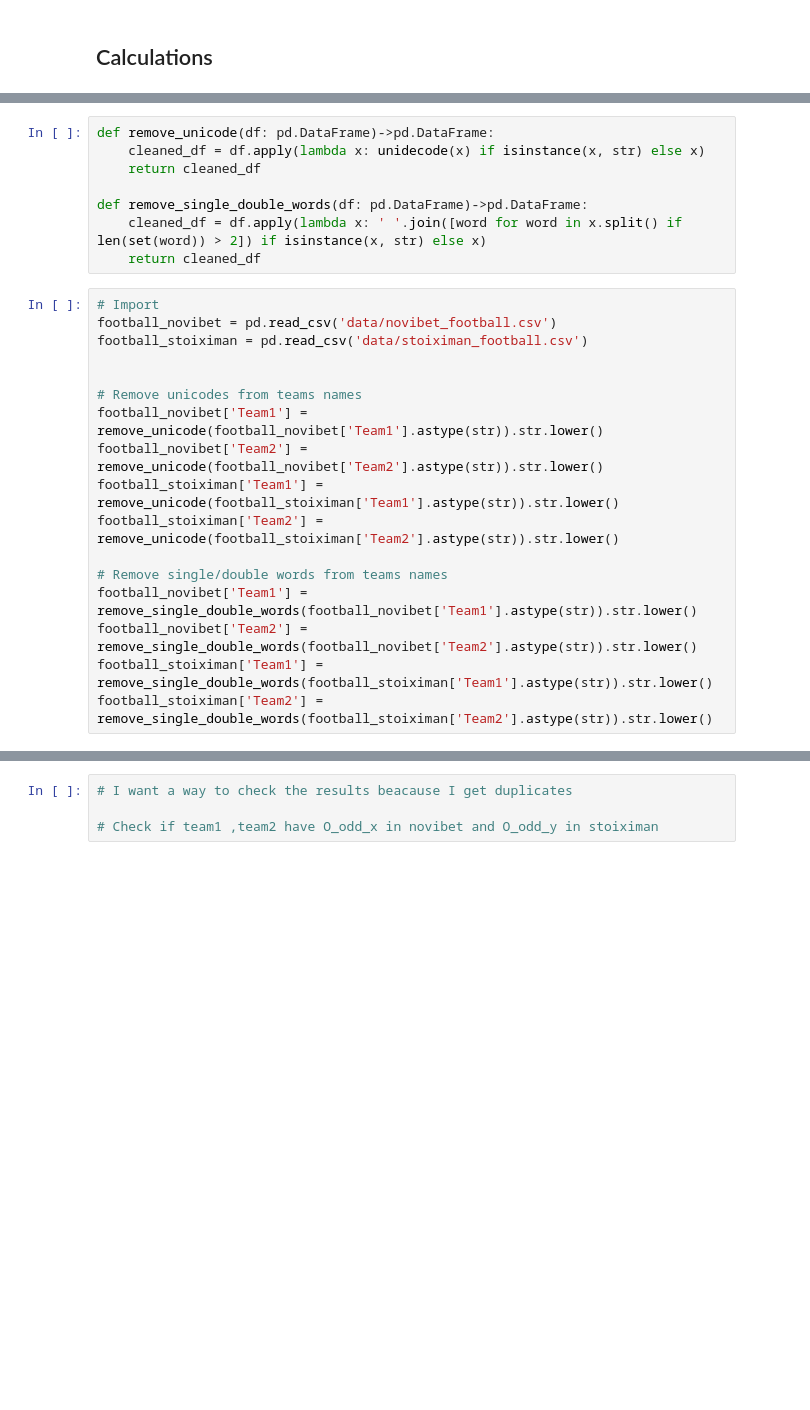
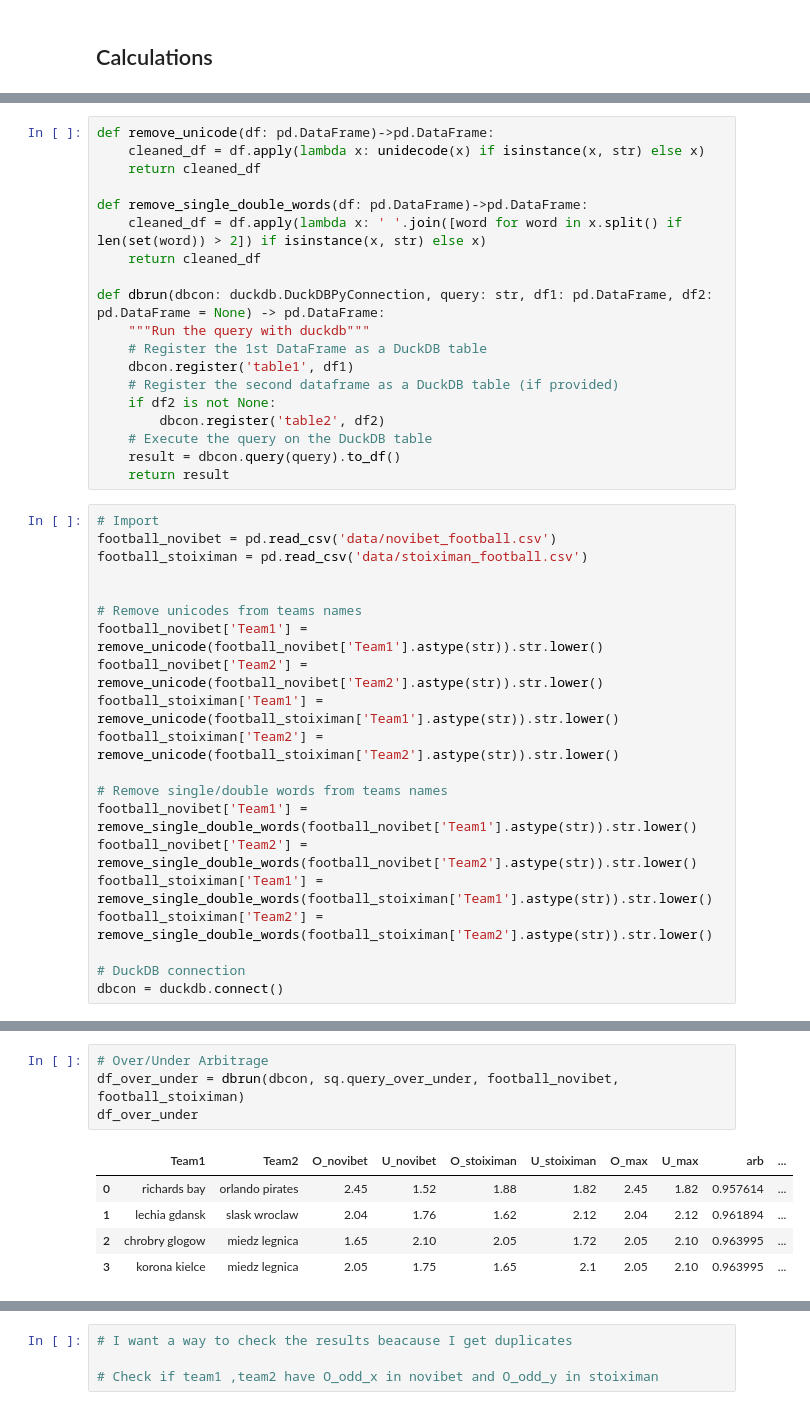
Before and after one commit to panagiotisgia/arbitage_betting, a Jupyter notebook: calc.ipynb, the cells around one changed output, grey strips where cells are left out. Saved outputs shown, nothing was run; the diff lists cells and outputs as text; blank space fills up the shorter version.

```diff
--- a/calc.ipynb
+++ b/calc.ipynb
@@ -69,6 +71,17 @@ def remove_unicode(df: pd.DataFrame)->pd.DataFrame:
 def remove_single_double_words(df: pd.DataFrame)->pd.DataFrame:
     cleaned_df = df.apply(lambda x: ' '.join([word for word in x.split() if len(set(word)) > 2]) if isinstance(x, str) else x)
     return cleaned_df
+
+def dbrun(dbcon: duckdb.DuckDBPyConnection, query: str, df1: pd.DataFrame, df2: pd.DataFrame = None) -> pd.DataFrame:
+    """Run the query with duckdb"""
+    # Register the 1st DataFrame as a DuckDB table
+    dbcon.register('table1', df1)
+    # Register the second dataframe as a DuckDB table (if provided)
+    if df2 is not None:
+        dbcon.register('table2', df2)
+    # Execute the query on the DuckDB table
+    result = dbcon.query(query).to_df()
+    return result
 # %%
 # Import
 football_novibet = pd.read_csv('data/novibet_football.csv')
@@ -86,4 +99,7 @@ football_novibet['Team1'] = remove_single_double_words(football_novibet['Team1']
 football_novibet['Team2'] = remove_single_double_words(football_novibet['Team2'].astype(str)).str.lower()
 football_stoiximan['Team1'] = remove_single_double_words(football_stoiximan['Team1'].astype(str)).str.lower()
 football_stoiximan['Team2'] = remove_single_double_words(football_stoiximan['Team2'].astype(str)).str.lower()
+
+# DuckDB connection
+dbcon = duckdb.connect()
 # %% [markdown]
@@ -162,0 +107,10 @@ team2
+# %%
+# Over/Under Arbitrage
+df_over_under = dbrun(dbcon, sq.query_over_under, football_novibet, football_stoiximan)
+df_over_under
+# %% [output]
+|  | Team1 | Team2 | O_novibet | U_novibet | O_stoiximan | U_stoiximan | O_max | U_max | arb | ... |
+| 0 | richards bay | orlando pirates | 2.45 | 1.52 | 1.88 | 1.82 | 2.45 | 1.82 | 0.957614 | ... |
+| 1 | lechia gdansk | slask wroclaw | 2.04 | 1.76 | 1.62 | 2.12 | 2.04 | 2.12 | 0.961894 | ... |
+| 2 | chrobry glogow | miedz legnica | 1.65 | 2.10 | 2.05 | 1.72 | 2.05 | 2.10 | 0.963995 | ... |
+| 3 | korona kielce | miedz legnica | 2.05 | 1.75 | 1.65 | 2.1 | 2.05 | 2.10 | 0.963995 | ... |
```
Also changed, not shown: parts of 13 cells of this notebook, 1 other file.
